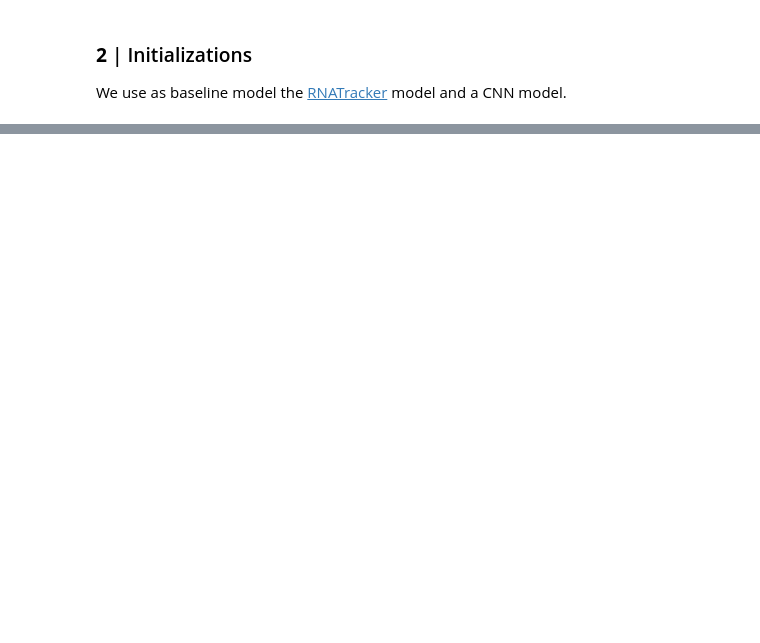
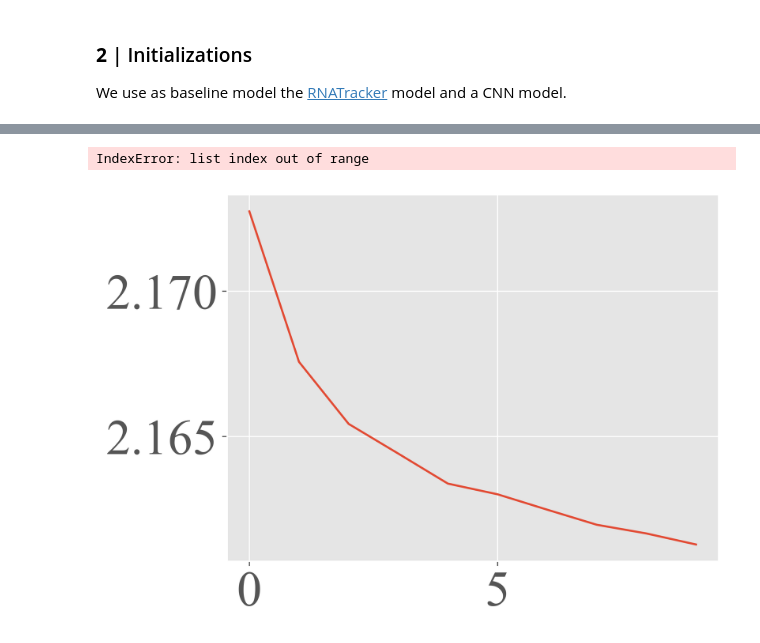
Before and after one commit to Tralius/rna-localization, a Jupyter notebook: dataPipeline_CustomCNN.ipynb, the cells around one changed output, grey strips where cells are left out. Saved outputs shown, nothing was run; the diff lists cells and outputs as text; code cells hidden in the pictures; blank space fills up the shorter version.

```diff
--- a/dataPipeline_CustomCNN.ipynb
+++ b/dataPipeline_CustomCNN.ipynb
@@ -19,7 +18,7 @@ from sklearn.model_selection import KFold
 # Initializing test/train split
 
 
-colab = True  #### Set colab flag ####
+colab = False  #### Set colab flag ####
 
 if colab:
     np.random.seed(3)
@@ -104,0 +76,15 @@ for i, (train_split, valid_split) in enumerate(folds):
+# %%
+# training, only need for the model initialization to change in general
+from models import func_CNN as CNN
+
+VALIDATION_ACCURACY = []
+VALIDATION_LOSS = []
+
+valid_data = train_data.sample(frac=0.2)
+train_data = train_data.drop(valid_data.index)
+
+model = CNN(architecure='cpfe',
+            input_size=(max_seq_len, 4),
+            params_model=params_model)
+
+model.model.summary()
@@ -104,0 +114,2 @@ for i, (train_split, valid_split) in enumerate(folds):
+# %%
+history = model.fit(train_data=train_data, params_dataLoader=param_dataLoader_train, params_train=params_train)
@@ -119,0 +168,11 @@ VALIDATION_LOSS
+# %%
+from models.utils import plot_line_graph
+
+plt_data = [history.history['loss']]
+plot_line_graph(plt_data, "Loss Graph", 'loss', 'epoch', ['test', 'val'])
+
+plt_data = [history.history['accuracy']]
+plot_line_graph(plt_data, "Accuracy Graph", 'accuracy', 'epoch', ['test', 'val'])
+# %% [output]
+IndexError: list index out of range
+[figure, added]
```
Also changed, not shown: parts of 13 cells of this notebook, 3 other files.
